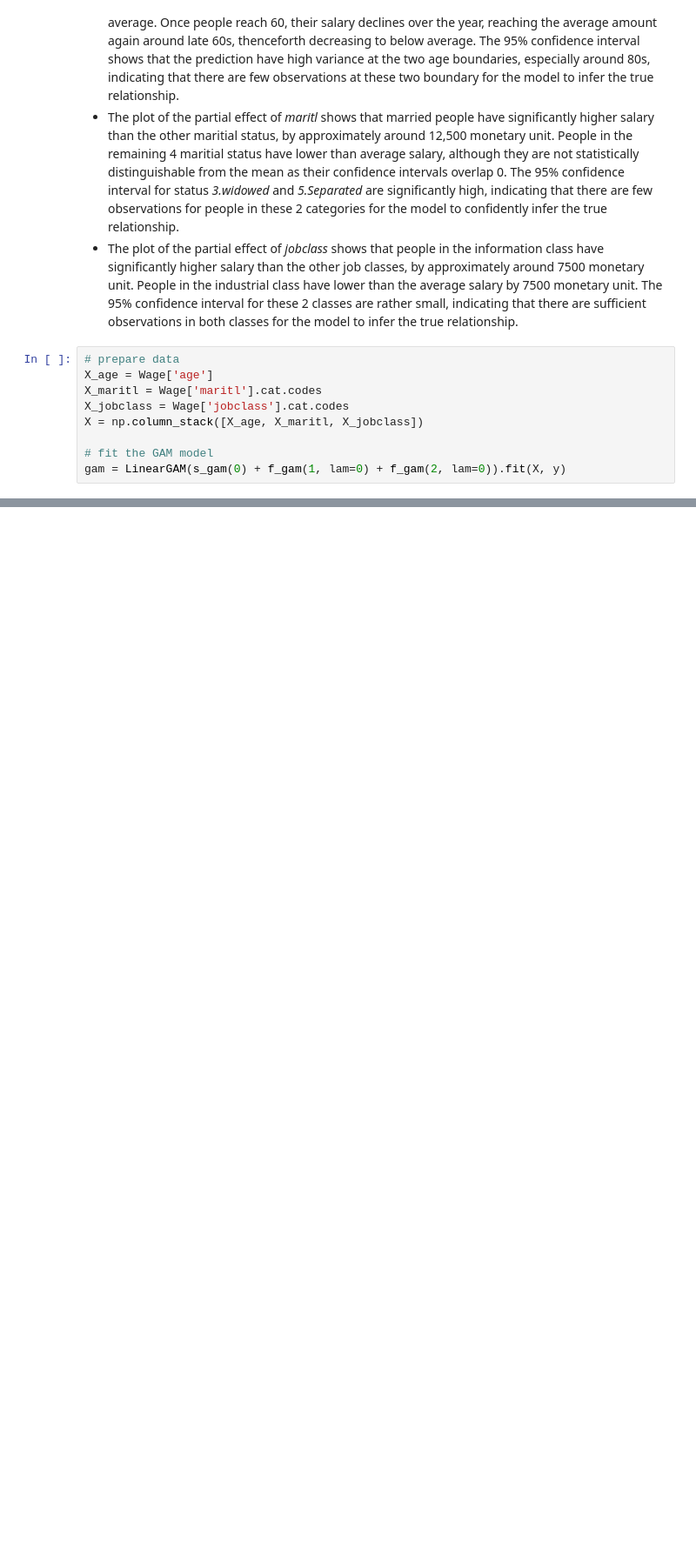
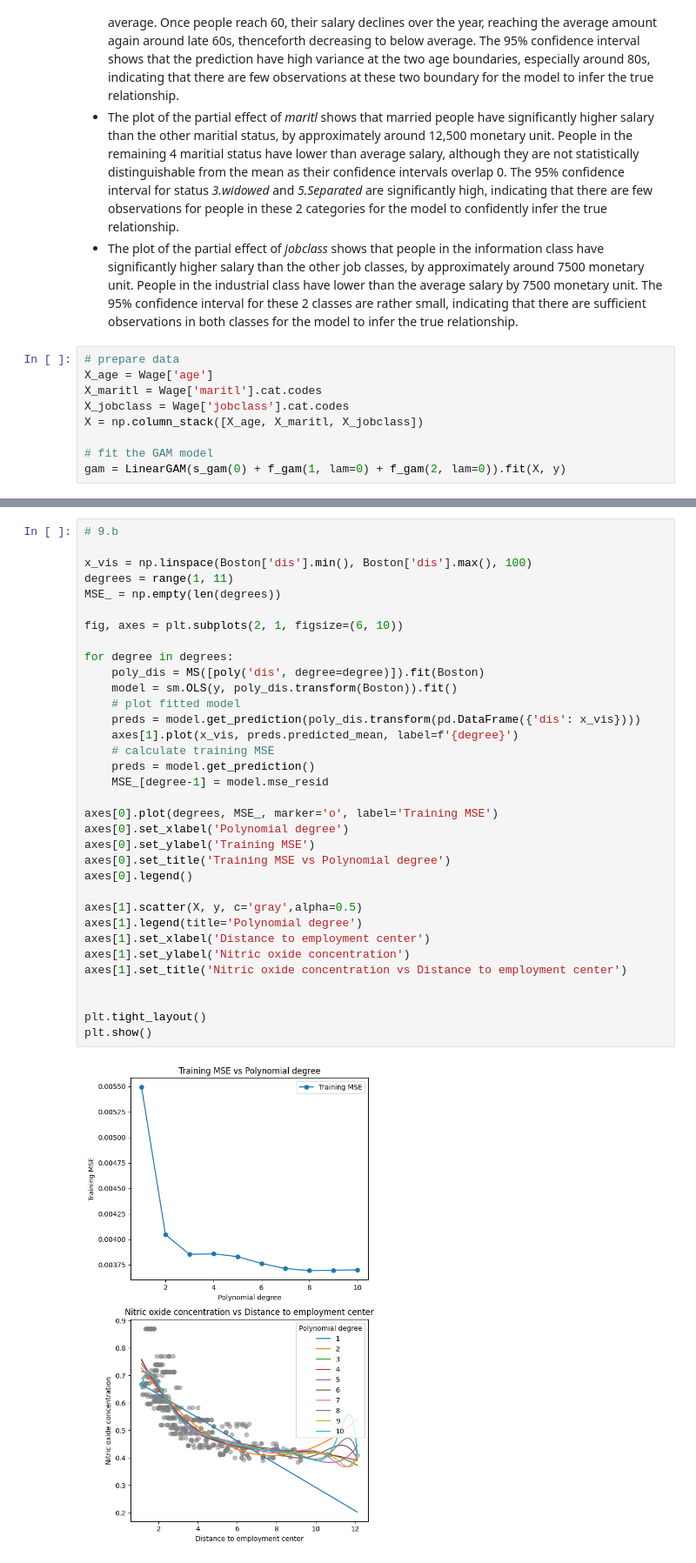
Before and after one commit to nhitran-00/ISL, a Jupyter notebook: chapter_7.ipynb, the cells around one changed output, grey strips where cells are left out. Shown at 87% size. Cells and saved outputs as stored; diff of their text form; blank space fills up the shorter version.

```diff
--- a/chapter_7.ipynb
+++ b/chapter_7.ipynb
@@ -502,0 +524,36 @@ Notes:
+# %%
+# 9.b
+
+x_vis = np.linspace(Boston['dis'].min(), Boston['dis'].max(), 100)
+degrees = range(1, 11)
+MSE_ = np.empty(len(degrees))
+
+fig, axes = plt.subplots(2, 1, figsize=(6, 10))
+
+for degree in degrees:
+    poly_dis = MS([poly('dis', degree=degree)]).fit(Boston)
+    model = sm.OLS(y, poly_dis.transform(Boston)).fit()
+    # plot fitted model
+    preds = model.get_prediction(poly_dis.transform(pd.DataFrame({'dis': x_vis})))
+    axes[1].plot(x_vis, preds.predicted_mean, label=f'{degree}')
+    # calculate training MSE
+    preds = model.get_prediction()
+    MSE_[degree-1] = model.mse_resid
+
+axes[0].plot(degrees, MSE_, marker='o', label='Training MSE')
+axes[0].set_xlabel('Polynomial degree')
+axes[0].set_ylabel('Training MSE')
+axes[0].set_title('Training MSE vs Polynomial degree')
+axes[0].legend()
+
+axes[1].scatter(X, y, c='gray',alpha=0.5)
+axes[1].legend(title='Polynomial degree')
+axes[1].set_xlabel('Distance to employment center')
+axes[1].set_ylabel('Nitric oxide concentration')
+axes[1].set_title('Nitric oxide concentration vs Distance to employment center')
+
+
+plt.tight_layout()
+plt.show()
+# %% [output]
+[figure, added]
```
Also changed, not shown: parts of 17 cells of this notebook.
